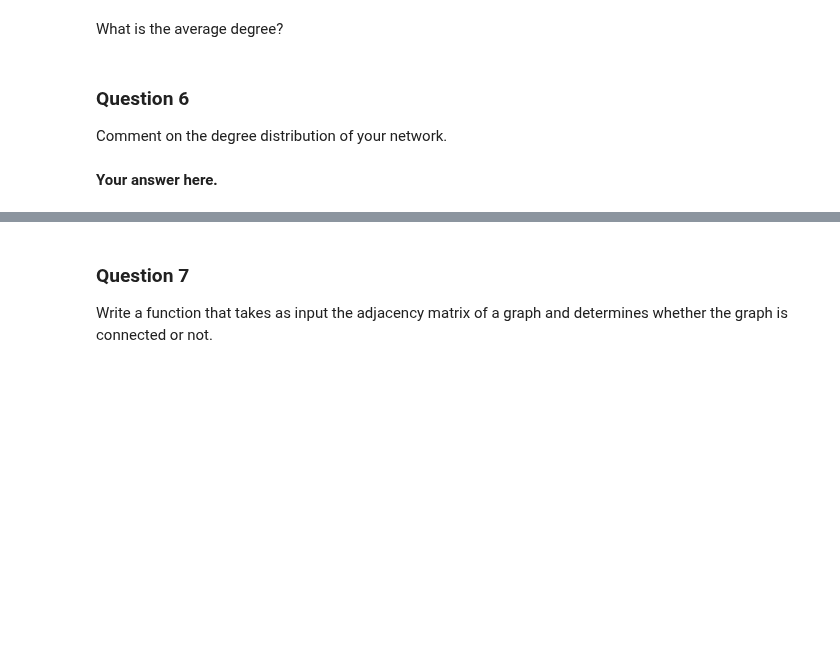
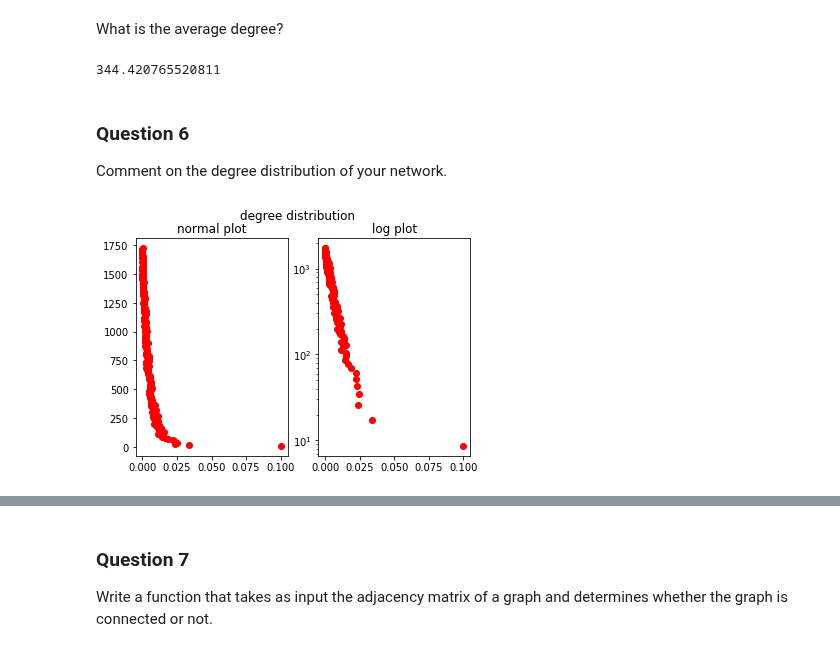
Before and after one commit to senakicir/ntds_project, a Jupyter notebook: 1_network_properties.ipynb, the cells around one changed output, grey strips where cells are left out. Drawn from its saved outputs; the diff is of its cells as text; code cells hidden in the pictures; blank space fills up the shorter version.

```diff
--- a/1_network_properties.ipynb
+++ b/1_network_properties.ipynb
@@ -86,0 +105,12 @@ What is the maximum number of links $L_{max}$ in a network with $N$ nodes (where
+# %%
+# Your code here.
+# The maximum number of links is found through N*(N-1)/2
+n_nodes = NUM_OF_SAMPLES
+L_max = n_nodes*(n_nodes-1)/2
+
+# The number of links in our current network is the amount of non-zero values in our weights vector.
+L = np.count_nonzero(weights)
+
+#The ratio of L/L_max
+ratio = 100* L/L_max
+print("L_max: ", L_max, ", L: ", L , ", Ratio: ", ratio)
@@ -109,9 +153,8 @@ Are the edges of your graph weighted?
 
 What is the degree distibution of your network?
 # %%
-degree =  # Your code here. It should be a numpy array.
-
-assert len(degree) == n_nodes
+degree = np.sum(adjacency, axis = 0) # Your code here. It should be a numpy array.
+assert degree.shape[0] == n_nodes
 # %% [markdown]
 Execute the cell below to see the histogram of the degree distribution.
 # %%
@@ -121,9 +166,30 @@ plt.hist(degree, weights=weights);
 What is the average degree?
 # %%
 # Your code here.
+ave_degree = np.sum(degree)/n_nodes
+print(ave_degree)
+# %% [output]
+344.420765520811
 # %% [markdown]
 ### Question 6
 
 Comment on the degree distribution of your network.
-# %% [markdown]
-**Your answer here.**
+# %%
+#print log plot of degree distribution
+fig = plt.figure()
+n, bins, patches = plt.hist(degree, weights=weights, bins = 200)
+x_ax = bins[1:]
+plt.close(fig)
+
+fig = plt.figure()
+plt.suptitle("degree distribution")
+plt.subplot(121)
+plt.title("normal plot")
+plt.plot(n, x_ax,  "ro")
+plt.subplot(122)
+plt.title("log plot")
+plt.semilogy(n, x_ax, "ro")
+plt.show()
+plt.close(fig)
+# %% [output]
+[figure, added]
```
Also changed, not shown: parts of 19 cells of this notebook.
